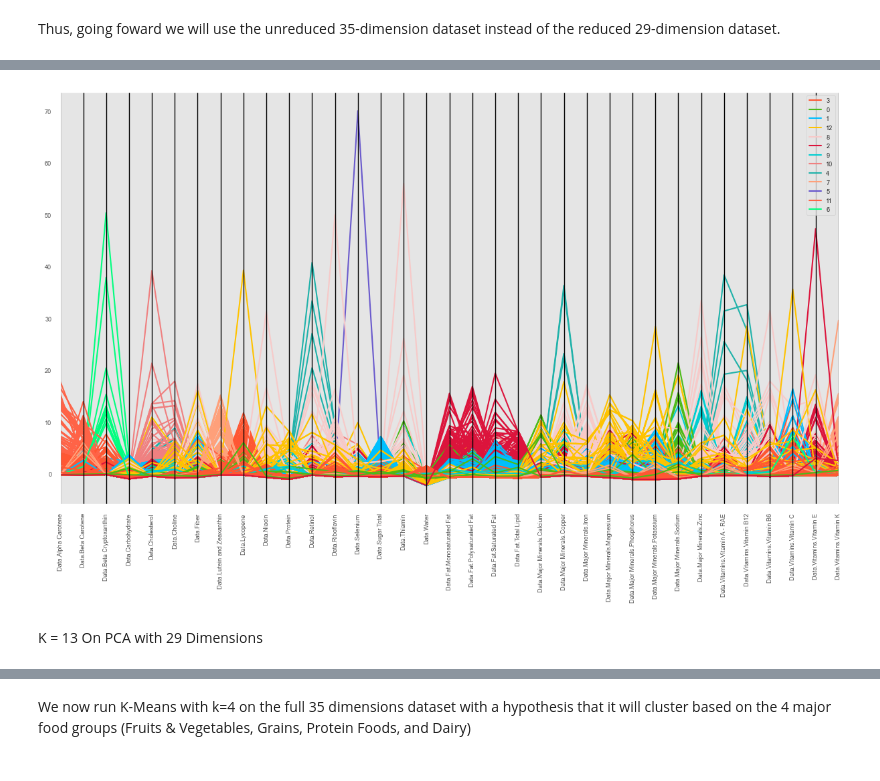
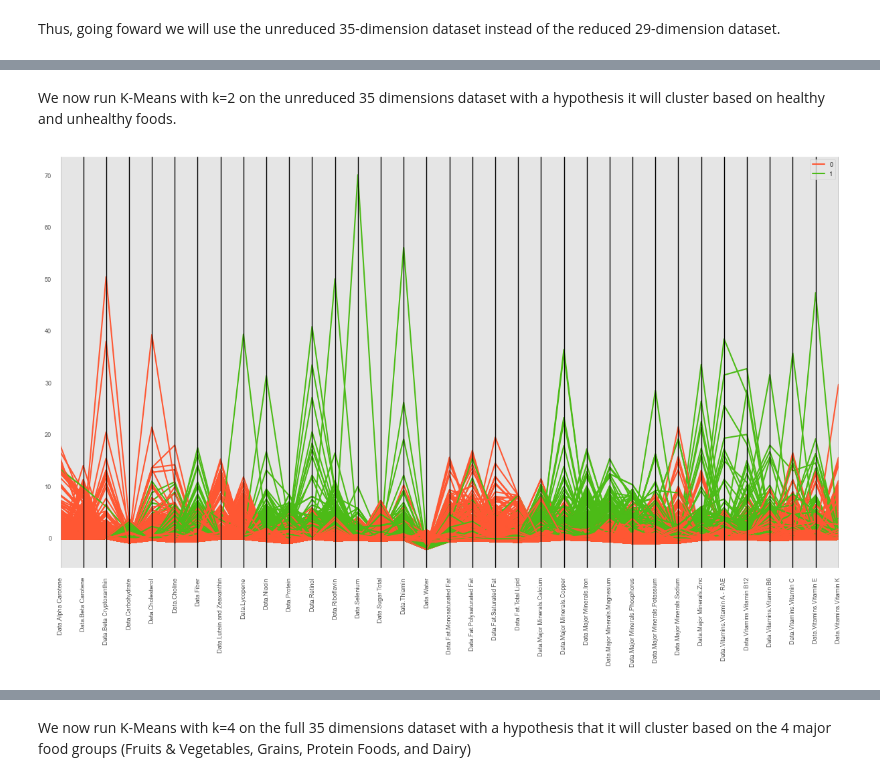
Before and after one commit to SaifA21/MSCI-446-Project, a Jupyter notebook: Final.ipynb, the cells around one changed output, grey strips where cells are left out. Cells and saved outputs as stored; diff of their text form; code cells hidden in the pictures.

```diff
--- a/Final.ipynb
+++ b/Final.ipynb
@@ -251,0 +252,15 @@ We now run K-Means clustering with the optimal number of clusters (9) on the 35-
+# %%
+# Perform KMeans clustering with k=9
+# fit the model to the feature data
+nine_means = KMeans(n_clusters=9, random_state=0).fit(food_scaled)
+
+food_scaled = pd.DataFrame(food_scaled, columns = food.columns)
+food_scaled['cluster']=nine_means.labels_
+labels=nine_means.labels_
+
+with plt.style.context(("ggplot")):
+    fig = plt.figure(figsize=(15,8))
+    plt.xticks(rotation=90)
+    pd.plotting.parallel_coordinates(
+    food_scaled, 'cluster',
+    color=['#FF5733', '#2ECC71', '#3498DB', '#9B59B6','#F1C40F','#E67E22','#1ABC9C','#EC7063','#ABB2B9'])
@@ -252,22 +322,20 @@ We now run K-Means clustering with the optimal number of clusters (9) on the 35-
+# %% [markdown]
+We now run K-Means with k=2 on the unreduced 35 dimensions dataset with a hypothesis it will cluster based on healthy and unhealthy foods.
 # %%
-# Perform KMeans clustering with k=13
+# Perform KMeans clustering with k=2
 # fit the model to the feature data
-thirteen_means = KMeans(n_clusters=13, random_state=0).fit(food_scaled)
-
-
+two_means = KMeans(n_clusters=2, random_state=0).fit(food_scaled)
 
 
 food_scaled = pd.DataFrame(food_scaled, columns = food.columns)
-food_scaled['cluster']=thirteen_means.labels_
+food_scaled['cluster']=two_means.labels_
 
 
 with plt.style.context(("ggplot")):
     fig = plt.figure(figsize=(15,8))
     plt.xticks(rotation=90)
     pd.plotting.parallel_coordinates(
     food_scaled, 'cluster',
-    color=('#FF5733', '#4CBB17', '#00BFFF', '#FFC300','#F7CAC9','#DC143C','#00CED1','#F08080','#20B2AA','#FFA07A','#6A5ACD','#FF6347', '#00FF7F'))
+    color=['#FF5733', '#4CBB17'])
 # %% [output]
-[figure, old version]
+[figure, new version]
-# %% [markdown]
-K = 13 On PCA with 29 Dimensions
```
Also changed, not shown: parts of 11 cells of this notebook.
